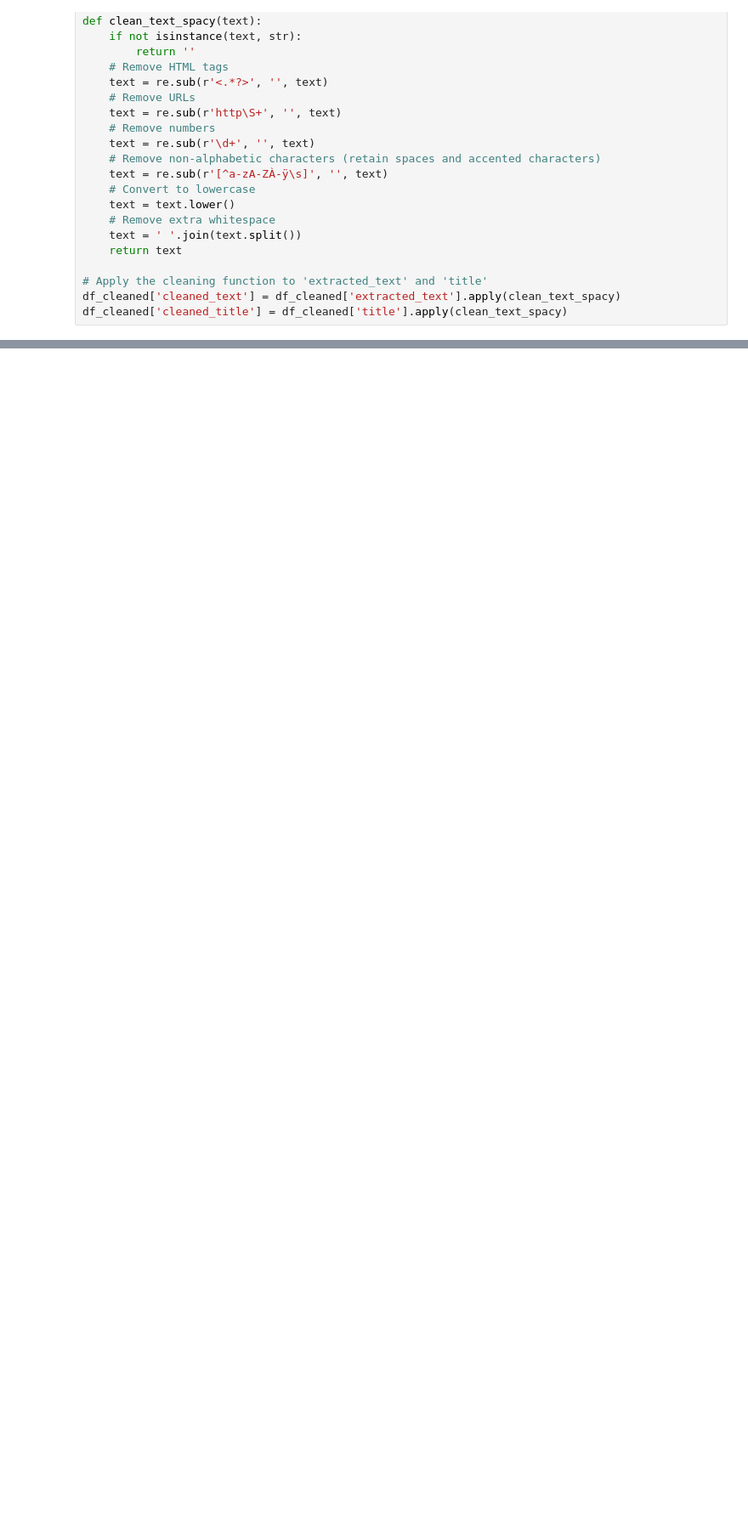
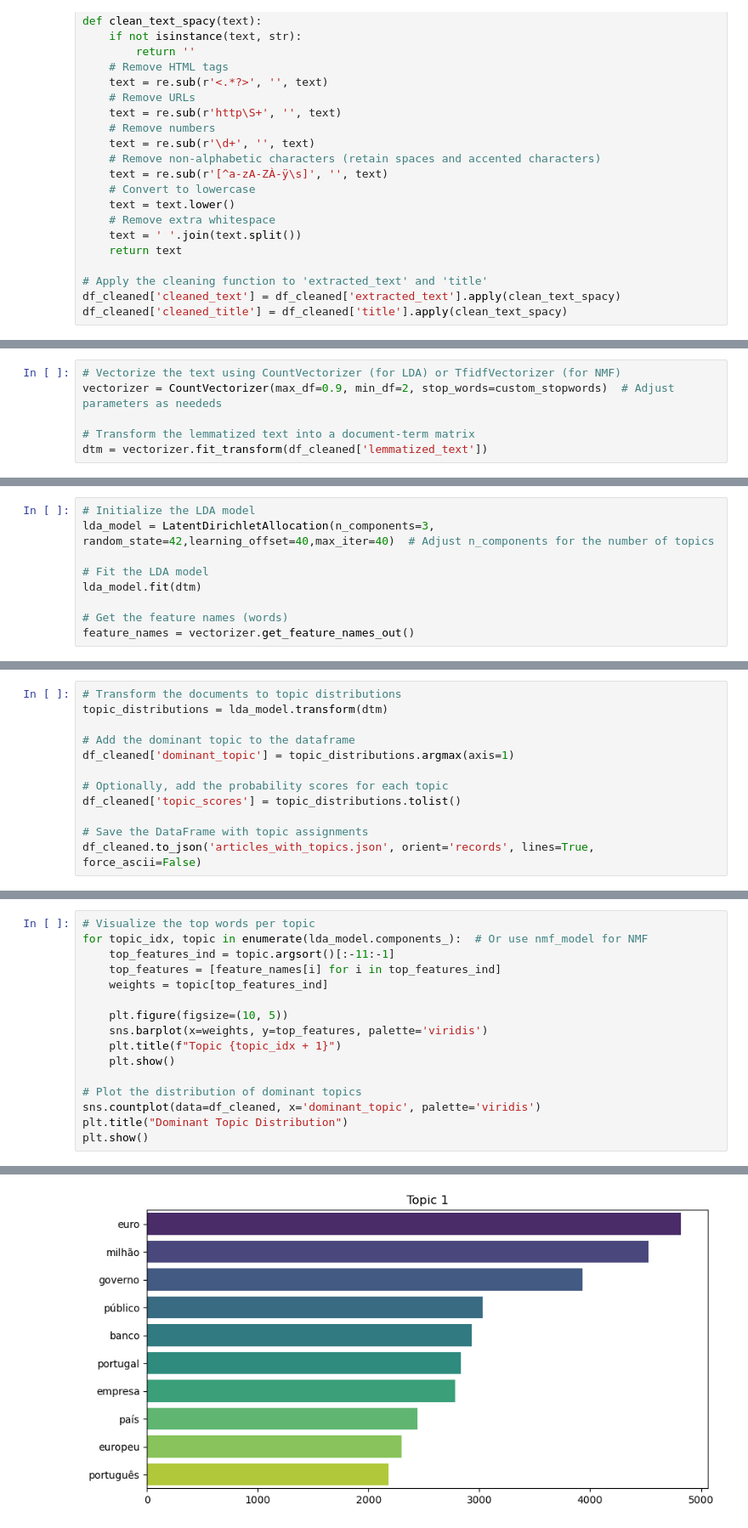
Before and after one commit to ftferreira02/Projeto-ED, a Jupyter notebook: arquivo.ipynb, the cells around one changed output, grey strips where cells are left out. Shown at 85% size. Cells and saved outputs as stored; diff of their text form; blank space fills up the shorter version.

```diff
--- a/arquivo.ipynb
+++ b/arquivo.ipynb
@@ -503,0 +736,6 @@ plt.show()
+# %%
+# Vectorize the text using CountVectorizer (for LDA) or TfidfVectorizer (for NMF)
+vectorizer = CountVectorizer(max_df=0.9, min_df=2, stop_words=custom_stopwords)  # Adjust parameters as neededs
+
+# Transform the lemmatized text into a document-term matrix
+dtm = vectorizer.fit_transform(df_cleaned['lemmatized_text'])
@@ -503,0 +745,9 @@ plt.show()
+# %%
+# Initialize the LDA model
+lda_model = LatentDirichletAllocation(n_components=3, random_state=42,learning_offset=40,max_iter=40)  # Adjust n_components for the number of topics
+
+# Fit the LDA model
+lda_model.fit(dtm)
+
+# Get the feature names (words)
+feature_names = vectorizer.get_feature_names_out()
@@ -503,0 +776,12 @@ plt.show()
+# %%
+# Transform the documents to topic distributions
+topic_distributions = lda_model.transform(dtm)
+
+# Add the dominant topic to the dataframe
+df_cleaned['dominant_topic'] = topic_distributions.argmax(axis=1)
+
+# Optionally, add the probability scores for each topic
+df_cleaned['topic_scores'] = topic_distributions.tolist()
+
+# Save the DataFrame with topic assignments
+df_cleaned.to_json('articles_with_topics.json', orient='records', lines=True, force_ascii=False)
@@ -503,0 +791,17 @@ plt.show()
+# %%
+# Visualize the top words per topic
+for topic_idx, topic in enumerate(lda_model.components_):  # Or use nmf_model for NMF
+    top_features_ind = topic.argsort()[:-11:-1]
+    top_features = [feature_names[i] for i in top_features_ind]
+    weights = topic[top_features_ind]
+
+    plt.figure(figsize=(10, 5))
+    sns.barplot(x=weights, y=top_features, palette='viridis')
+    plt.title(f"Topic {topic_idx + 1}")
+    plt.show()
+
+# Plot the distribution of dominant topics
+sns.countplot(data=df_cleaned, x='dominant_topic', palette='viridis')
+plt.title("Dominant Topic Distribution")
+plt.show()
+# %% [output]
@@ -503,0 +811 @@ plt.show()
+[figure, added]
```
Also changed, not shown: parts of 72 cells of this notebook, 3 other files.
